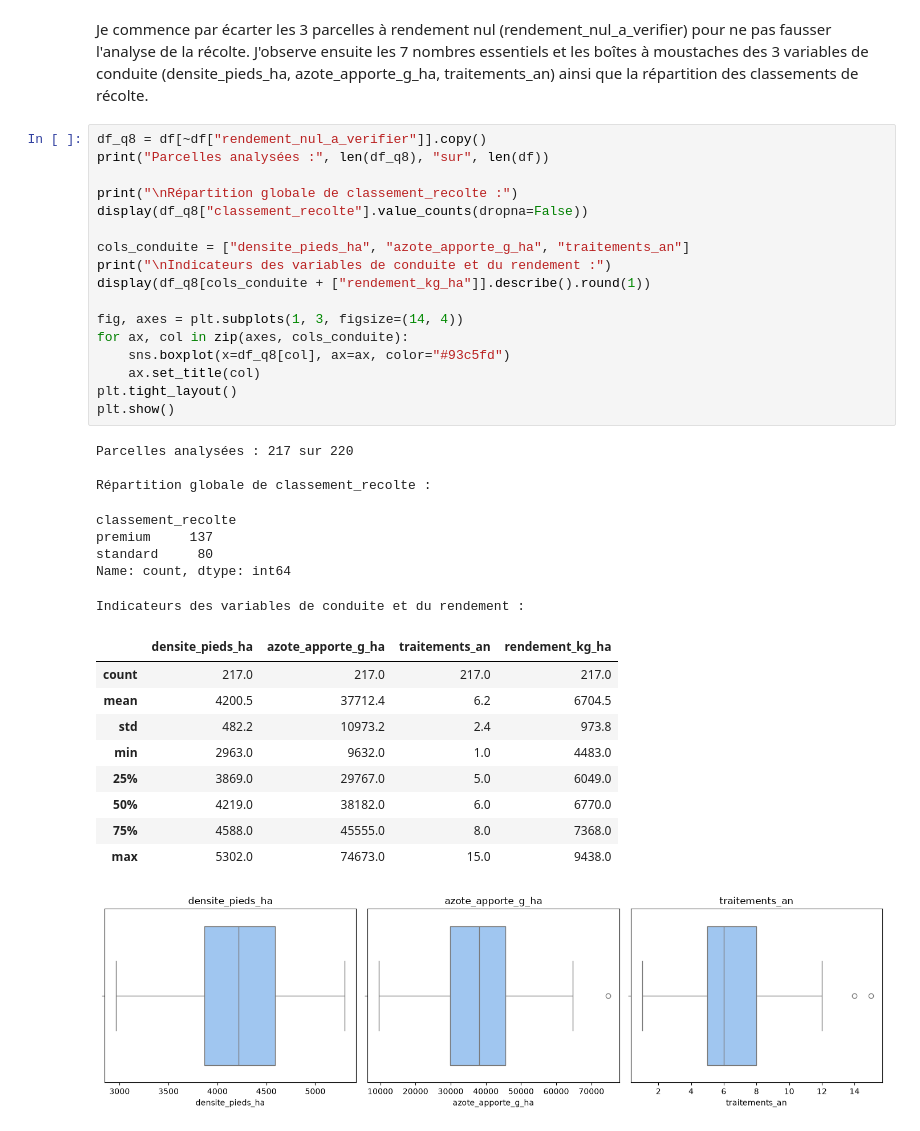
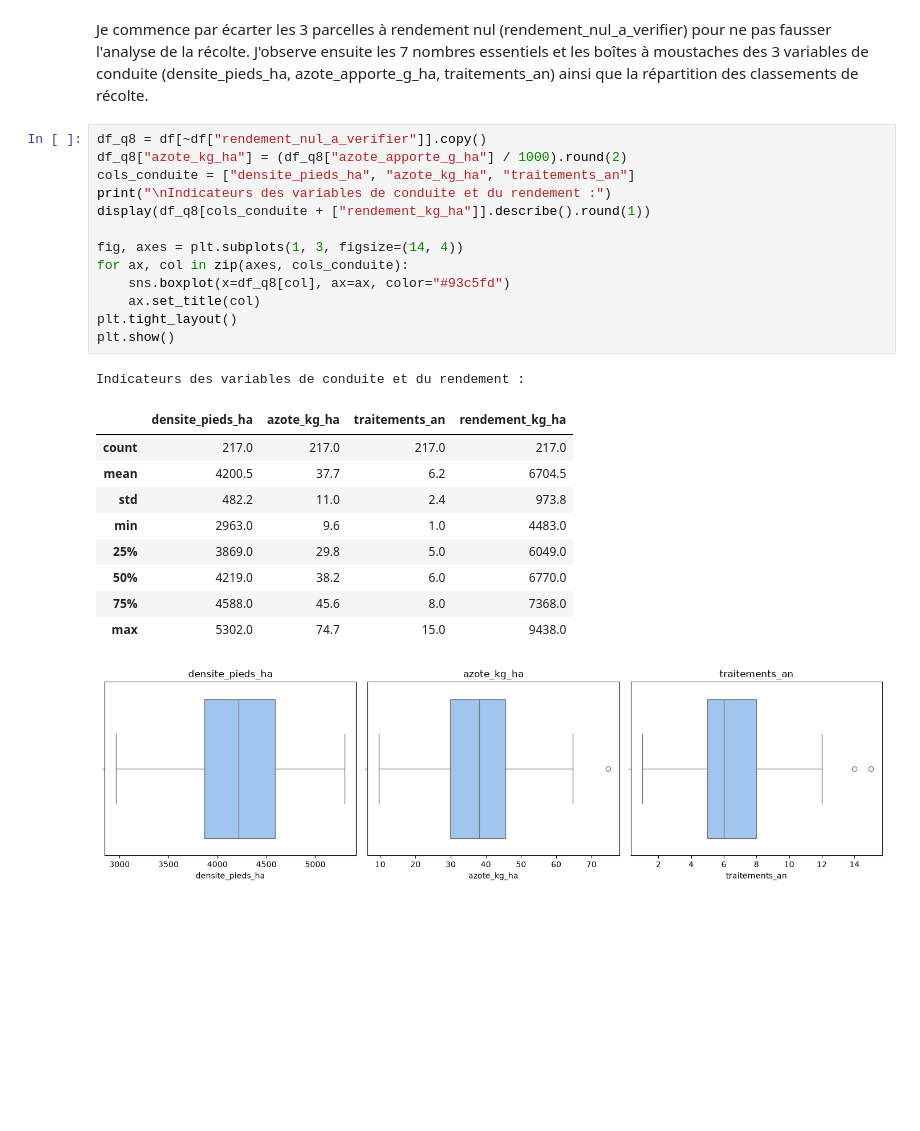
Before and after one commit to mohsine92/projet_datamining, a Jupyter notebook: notebooks/q7_q8_Aymerick.ipynb, the cells around one changed output. Saved outputs shown, nothing was run; the diff lists cells and outputs as text; blank space fills up the shorter version.

```diff
--- a/notebooks/q7_q8_Aymerick.ipynb
+++ b/notebooks/q7_q8_Aymerick.ipynb
@@ -403,37 +404,26 @@ dtype: int64
 Je commence par écarter les 3 parcelles à rendement nul (rendement_nul_a_verifier) pour ne pas fausser l'analyse de la récolte. J'observe ensuite les 7 nombres essentiels et les boîtes à moustaches des 3 variables de conduite (densite_pieds_ha, azote_apporte_g_ha, traitements_an) ainsi que la répartition des classements de récolte.
 # %%
 df_q8 = df[~df["rendement_nul_a_verifier"]].copy()
-print("Parcelles analysées :", len(df_q8), "sur", len(df))
-
-print("\nRépartition globale de classement_recolte :")
-display(df_q8["classement_recolte"].value_counts(dropna=False))
-
-cols_conduite = ["densite_pieds_ha", "azote_apporte_g_ha", "traitements_an"]
+df_q8["azote_kg_ha"] = (df_q8["azote_apporte_g_ha"] / 1000).round(2)
+cols_conduite = ["densite_pieds_ha", "azote_kg_ha", "traitements_an"]
 print("\nIndicateurs des variables de conduite et du rendement :")
 display(df_q8[cols_conduite + ["rendement_kg_ha"]].describe().round(1))
 
 fig, axes = plt.subplots(1, 3, figsize=(14, 4))
 for ax, col in zip(axes, cols_conduite):
     sns.boxplot(x=df_q8[col], ax=ax, color="#93c5fd")
     ax.set_title(col)
 plt.tight_layout()
 plt.show()
 # %% [output]
-Parcelles analysées : 217 sur 220
-
-Répartition globale de classement_recolte :
+Indicateurs des variables de conduite et du rendement :
-classement_recolte
-premium     137
-standard     80
-Name: count, dtype: int64
-Indicateurs des variables de conduite et du rendement :
-|  | densite_pieds_ha | azote_apporte_g_ha | traitements_an | rendement_kg_ha |
+|  | densite_pieds_ha | azote_kg_ha | traitements_an | rendement_kg_ha |
 | count | 217.0 | 217.0 | 217.0 | 217.0 |
-| mean | 4200.5 | 37712.4 | 6.2 | 6704.5 |
-| std | 482.2 | 10973.2 | 2.4 | 973.8 |
-| min | 2963.0 | 9632.0 | 1.0 | 4483.0 |
-| 25% | 3869.0 | 29767.0 | 5.0 | 6049.0 |
-| 50% | 4219.0 | 38182.0 | 6.0 | 6770.0 |
-| 75% | 4588.0 | 45555.0 | 8.0 | 7368.0 |
-| max | 5302.0 | 74673.0 | 15.0 | 9438.0 |
+| mean | 4200.5 | 37.7 | 6.2 | 6704.5 |
+| std | 482.2 | 11.0 | 2.4 | 973.8 |
+| min | 2963.0 | 9.6 | 1.0 | 4483.0 |
+| 25% | 3869.0 | 29.8 | 5.0 | 6049.0 |
+| 50% | 4219.0 | 38.2 | 6.0 | 6770.0 |
+| 75% | 4588.0 | 45.6 | 8.0 | 7368.0 |
+| max | 5302.0 | 74.7 | 15.0 | 9438.0 |
-[figure, old version]
+[figure, new version]
```
Also changed, not shown: parts of 14 cells of this notebook, 1 other file.
